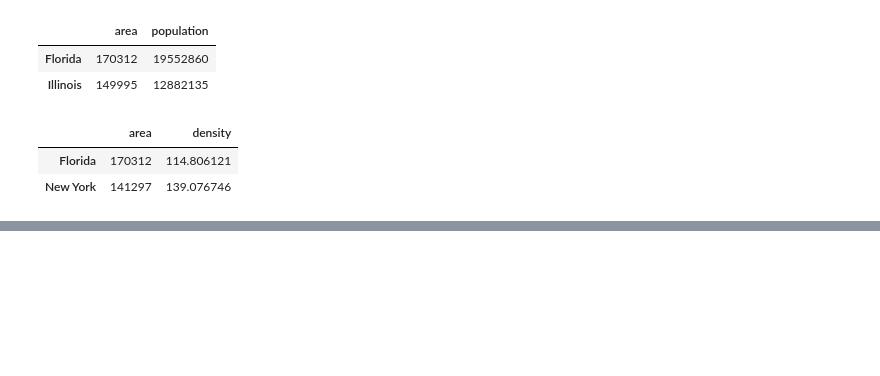
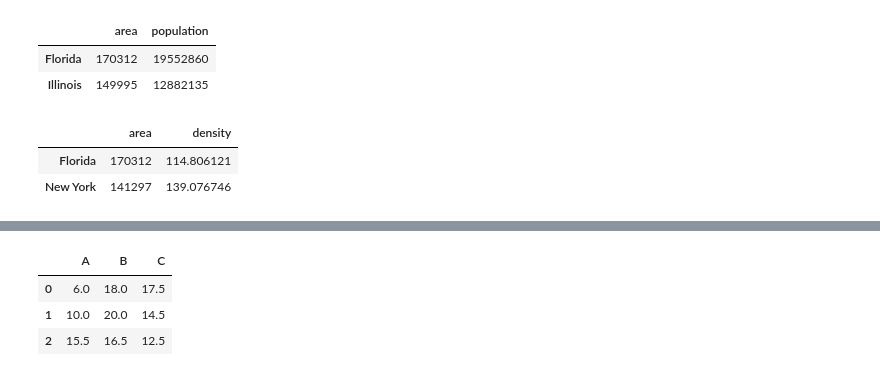
Before and after one commit to numanyilmaz/PythonDataScienceHandbookNotes, a Jupyter notebook: Chapter3.ipynb, the cells around one changed output, grey strips where cells are left out. Cells and saved outputs as stored; diff of their text form; code cells hidden in the pictures; blank space fills up the shorter version.

```diff
--- a/Chapter3.ipynb
+++ b/Chapter3.ipynb
@@ -503,0 +608,9 @@ data.loc[data['density'] > 100 , ['area', 'density']]
+# %%
+# fill the missing values with the mean of all
+fill = A.stack().mean()
+A.add(B, fill_value=fill)
+# %% [output]
+|  | A | B | C |
+| 0 | 6.0 | 18.0 | 17.5 |
+| 1 | 10.0 | 20.0 | 14.5 |
+| 2 | 15.5 | 16.5 | 12.5 |
```
Also changed, not shown: parts of 18 cells of this notebook.
